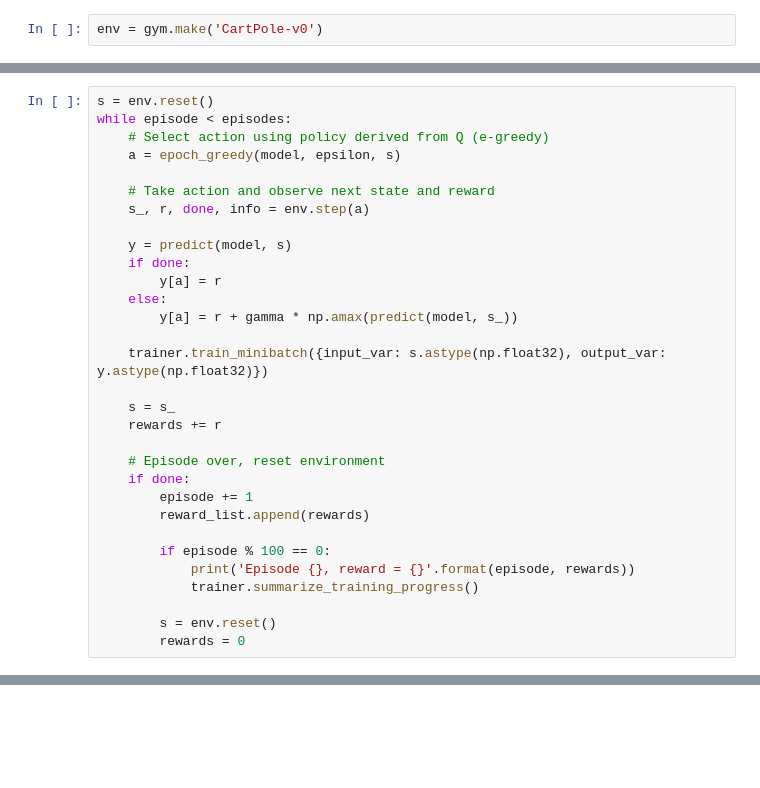
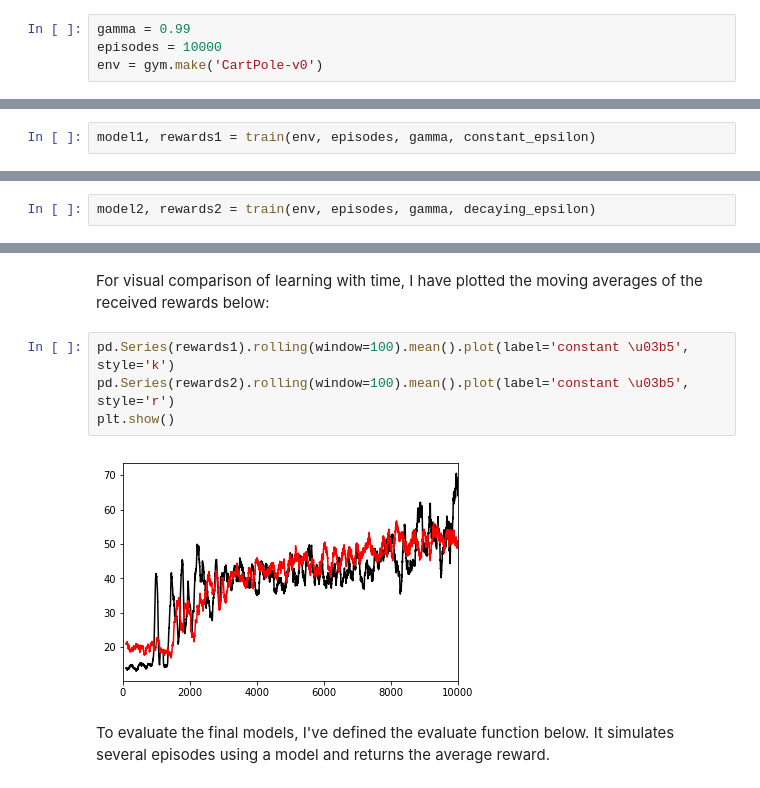
Before and after one commit to frankibem/reinforcement-learning, a Jupyter notebook: cartpole/q_learning.ipynb, the cells around one changed output, grey strips where cells are left out. Saved outputs shown, nothing was run; the diff lists cells and outputs as text; blank space fills up the shorter version.

Commit message:
Documented q_learning for cartpole

```diff
--- a/cartpole/q_learning.ipynb
+++ b/cartpole/q_learning.ipynb
@@ -7,3 +120,5 @@ from cntk import *
 # %%
+gamma = 0.99
+episodes = 10000
 env = gym.make('CartPole-v0')
 # %% [output]
@@ -65,31 +125,0 @@ reward_list = []
-# %%
-s = env.reset()
-while episode < episodes:
-    # Select action using policy derived from Q (e-greedy)
-    a = epoch_greedy(model, epsilon, s)
-
-    # Take action and observe next state and reward
-    s_, r, done, info = env.step(a)
-
-    y = predict(model, s)
-    if done:
-        y[a] = r
-    else:
-        y[a] = r + gamma * np.amax(predict(model, s_))
-
-    trainer.train_minibatch({input_var: s.astype(np.float32), output_var: y.astype(np.float32)})
-
-    s = s_
-    rewards += r
-
-    # Episode over, reset environment
-    if done:
-        episode += 1
-        reward_list.append(rewards)
-
-        if episode % 100 == 0:
-            print('Episode {}, reward = {}'.format(episode, rewards))
-            trainer.summarize_training_progress()
-
-        s = env.reset()
-        rewards = 0
@@ -113,0 +126,2 @@ Finished Epoch[60 of 300]: [Training] loss = 11.313394 * 4437, metric = 0.00% *
+# %%
+model1, rewards1 = train(env, episodes, gamma, constant_epsilon)
@@ -113,0 +146,2 @@ Finished Epoch[60 of 300]: [Training] loss = 11.313394 * 4437, metric = 0.00% *
+# %%
+model2, rewards2 = train(env, episodes, gamma, decaying_epsilon)
@@ -113,0 +166,10 @@ Finished Epoch[60 of 300]: [Training] loss = 11.313394 * 4437, metric = 0.00% *
+# %% [markdown]
+For visual comparison of learning with time, I have plotted the moving averages of the received rewards below:
+# %%
+pd.Series(rewards1).rolling(window=100).mean().plot(label='constant \u03b5', style='k')
+pd.Series(rewards2).rolling(window=100).mean().plot(label='constant \u03b5', style='r')
+plt.show()
+# %% [output]
+[figure, added]
+# %% [markdown]
+To evaluate the final models, I've defined the evaluate function below. It simulates several episodes using a model and returns the average reward.
```
Also changed, not shown: parts of 27 cells of this notebook, 1 other file.
